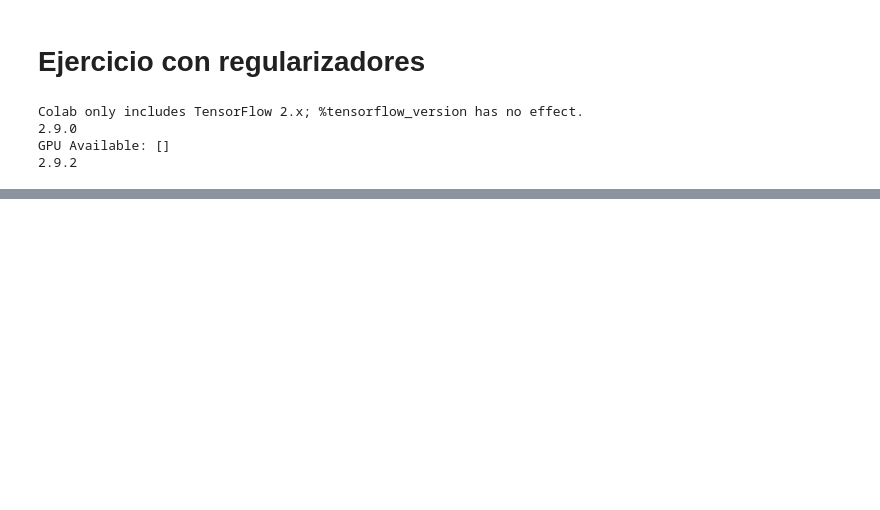
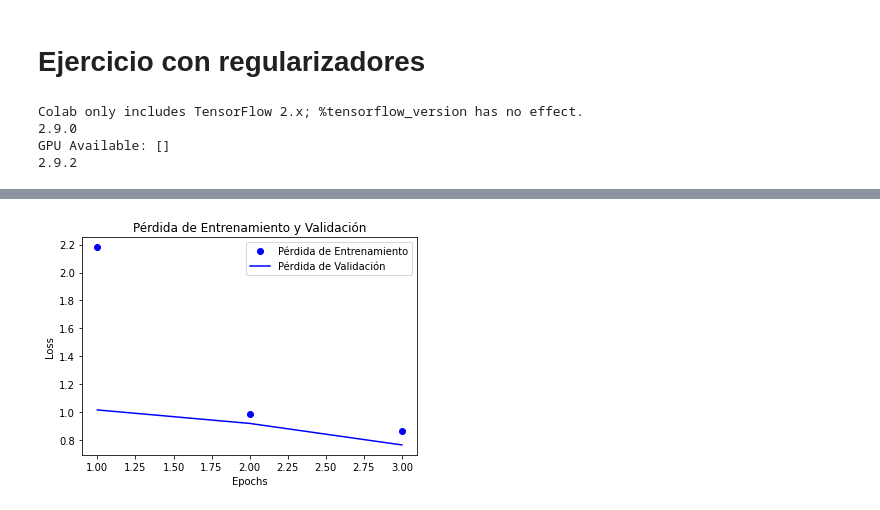
Before and after one commit to marialongogarcia/deeplearning, a Jupyter notebook: Ejercicio Regularizadores.ipynb, the cells around one changed output, grey strips where cells are left out. Drawn from its saved outputs; the diff is of its cells as text; code cells hidden in the pictures; blank space fills up the shorter version.

```diff
--- a/Ejercicio Regularizadores.ipynb
+++ b/Ejercicio Regularizadores.ipynb
@@ -420,0 +213,2 @@ plt.show()
+# %%
+network3 = crea_modelo(3)
@@ -420,0 +229,4 @@ plt.show()
+# %%
+network3 = compila_modelo(network3)
+# %%
+historia3 = entrena_modelo(network3)
@@ -420,0 +240,4 @@ plt.show()
+# %%
+pinta_perdida_entrenamiento_validacion(historia3)
+# %% [output]
+[figure, added]
```
Also changed, not shown: parts of 48 cells of this notebook.
